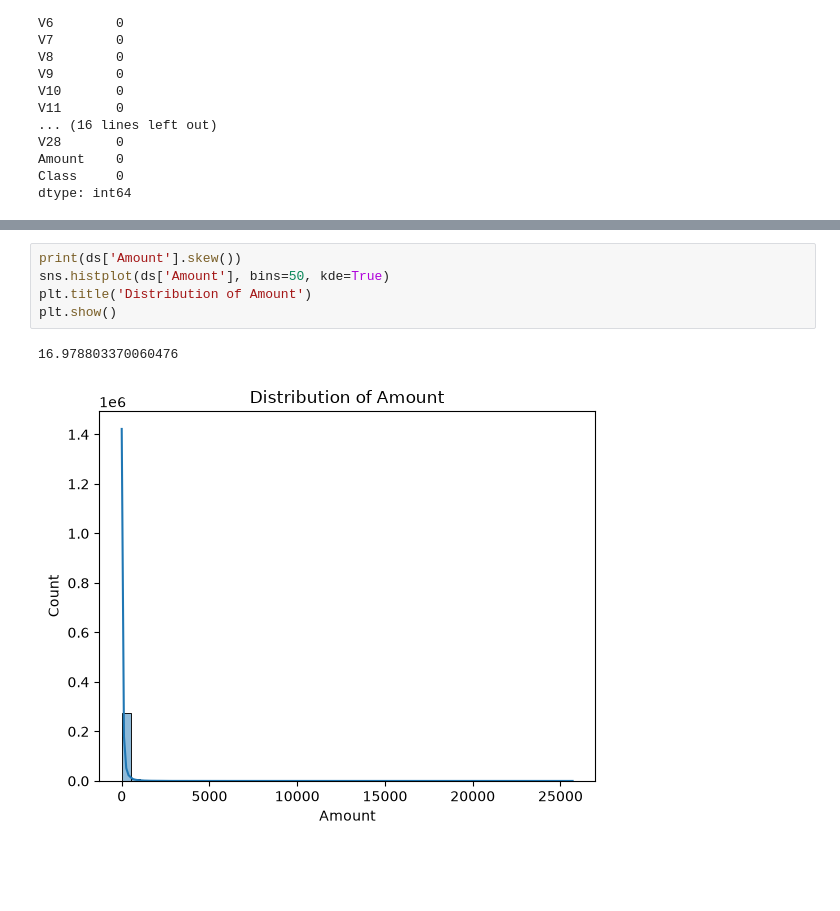
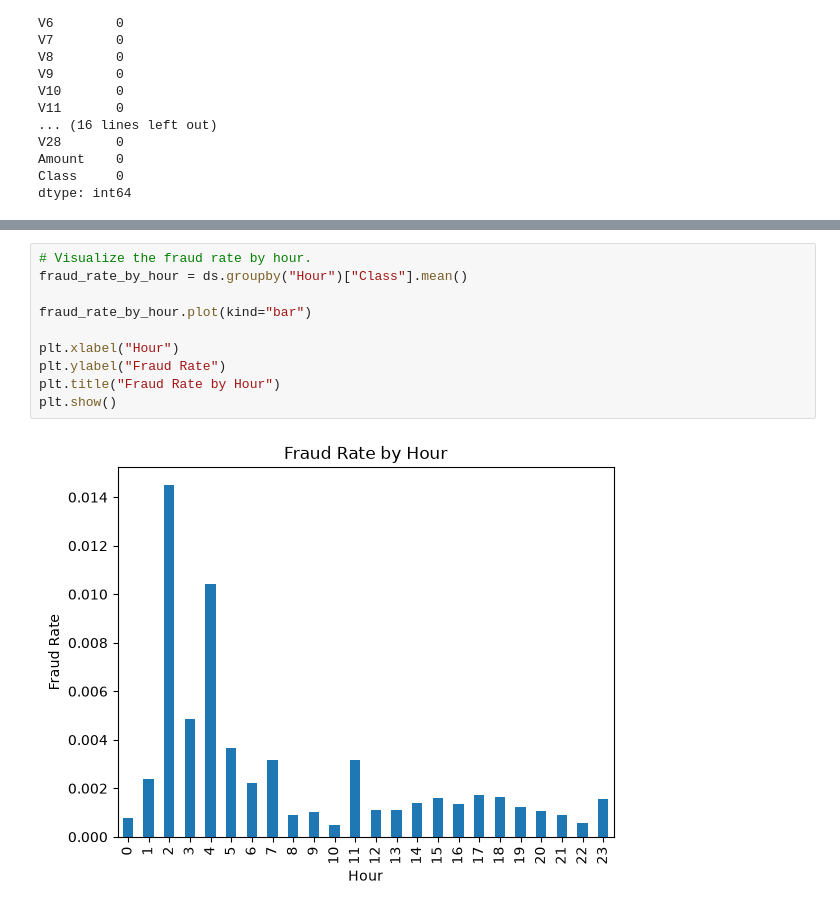
Before and after one commit to melikaroozbeh/Credit-Card-Fraud, a Jupyter notebook: Credit Card Fraud Detection.ipynb, the cells around one changed output, grey strips where cells are left out. Cells and saved outputs as stored; diff of their text form; blank space fills up the shorter version.

```diff
--- a/Credit Card Fraud Detection.ipynb
+++ b/Credit Card Fraud Detection.ipynb
@@ -187,9 +260,13 @@ X_train, X_val, y_train, y_val = train_test_split(
 # %%
-print(ds['Amount'].skew())
-sns.histplot(ds['Amount'], bins=50, kde=True)
-plt.title('Distribution of Amount')
+# Visualize the fraud rate by hour.
+fraud_rate_by_hour = ds.groupby("Hour")["Class"].mean()
+
+fraud_rate_by_hour.plot(kind="bar")
+
+plt.xlabel("Hour")
+plt.ylabel("Fraud Rate")
+plt.title("Fraud Rate by Hour")
 plt.show()
 # %% [output]
-16.978803370060476
-[figure, old version]
+[figure, new version]
 # %%
```
Also changed, not shown: parts of 70 cells of this notebook.
